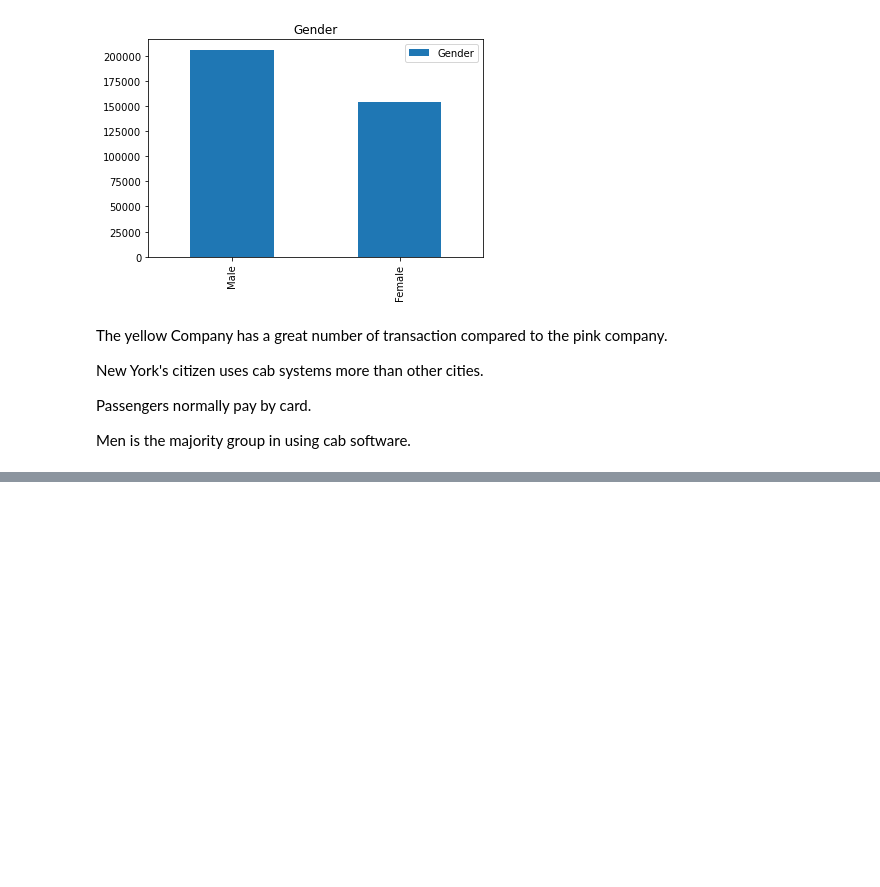
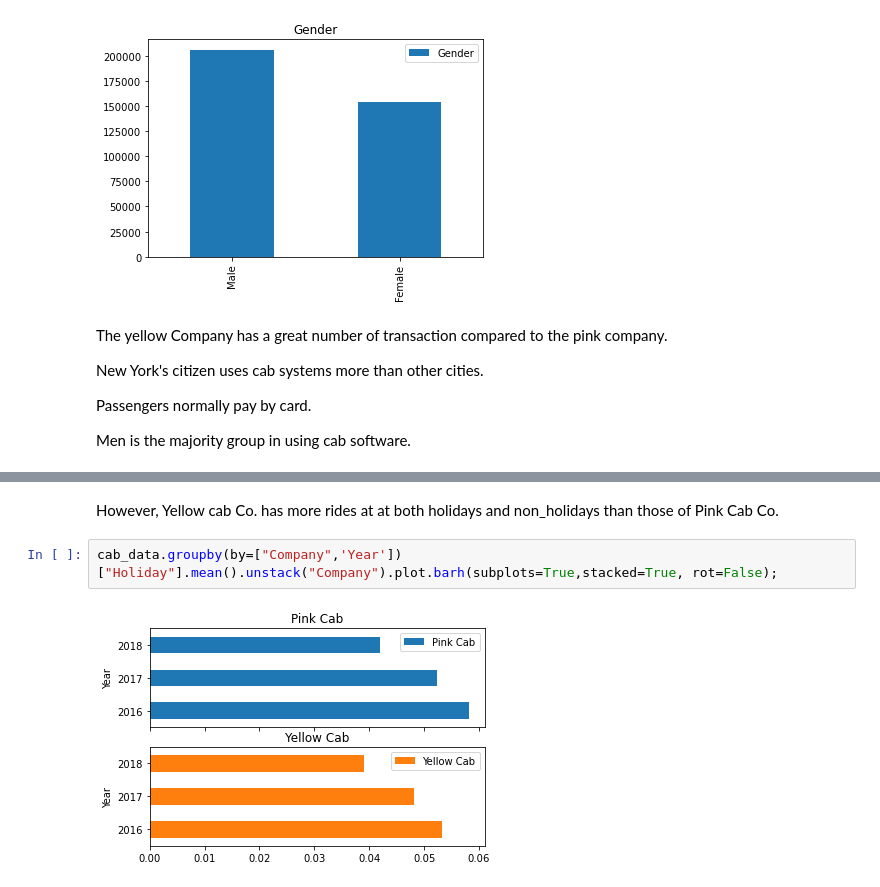
Before and after one commit to MohsenBah/G2M_Insight_Cab_Investment, a Jupyter notebook: G2M_insights.ipynb, the cells around one changed output, grey strips where cells are left out. Cells and saved outputs as stored; diff of their text form; blank space fills up the shorter version.

```diff
--- a/G2M_insights.ipynb
+++ b/G2M_insights.ipynb
@@ -476,0 +513,6 @@ Previously, it has been revealed that Pink company in above mentioned cities has
+# %% [markdown]
+However, Yellow cab Co. has more rides at at both holidays and non_holidays than those of Pink Cab Co.
+# %%
+cab_data.groupby(by=["Company",'Year'])["Holiday"].mean().unstack("Company").plot.barh(subplots=True,stacked=True, rot=False);
+# %% [output]
+[figure, added]
```
Also changed, not shown: parts of 69 cells of this notebook.
